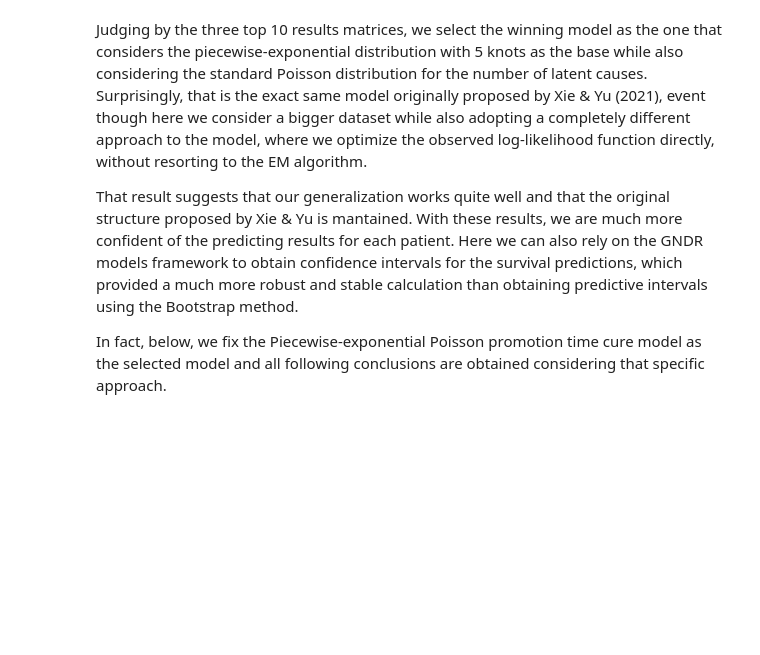
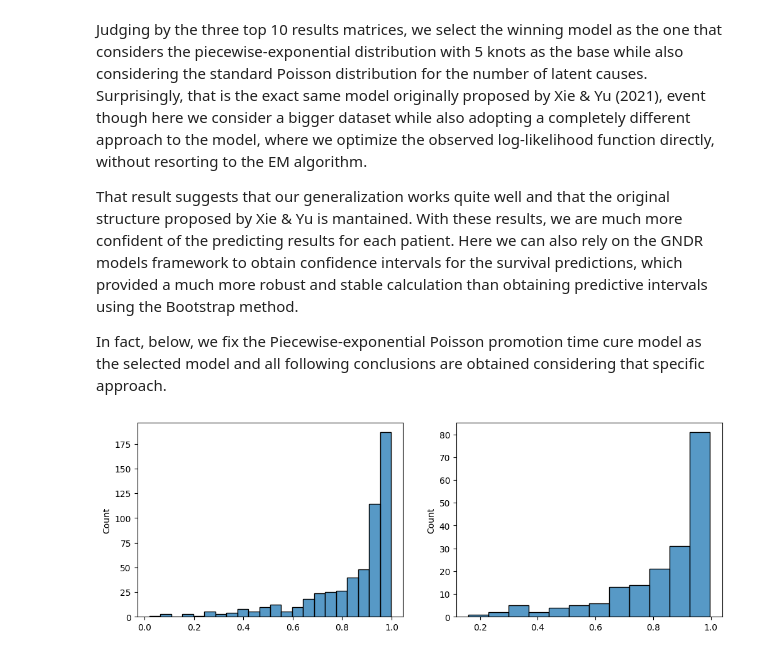
Before and after one commit to nhilariosilva/gndr_mpscr, a Jupyter notebook: OASIS Application/OASIS Results.ipynb, the cells around one changed output. Drawn from its saved outputs; the diff is of its cells as text; code cells hidden in the pictures; blank space fills up the shorter version.

```diff
--- a/OASIS Application/OASIS Results.ipynb
+++ b/OASIS Application/OASIS Results.ipynb
@@ -610,3 +604,15 @@ Judging by the three top 10 results matrices, we select the winning model as the
 That result suggests that our generalization works quite well and that the original structure proposed by Xie & Yu is mantained. With these results, we are much more confident of the predicting results for each patient. Here we can also rely on the GNDR models framework to obtain confidence intervals for the survival predictions, which provided a much more robust and stable calculation than obtaining predictive intervals using the Bootstrap method.
 
 In fact, below, we fix the Piecewise-exponential Poisson promotion time cure model as the selected model and all following conclusions are obtained considering that specific approach.
+# %%
+final_model = poisson_medium_model_pwexp
+final_results = poisson_medium_results_pwexp
+# %%
+fig, ax = plt.subplots(nrows = 1, ncols = 2, figsize = (12,4))
+
+sns.histplot(final_results["p_train"], ax = ax[0])
+sns.histplot(final_results["p_test"], ax = ax[1])
+
+plt.show()
+# %% [output]
+[figure, added]
```
Also changed, not shown: parts of 19 cells of this notebook, 6 other files.
